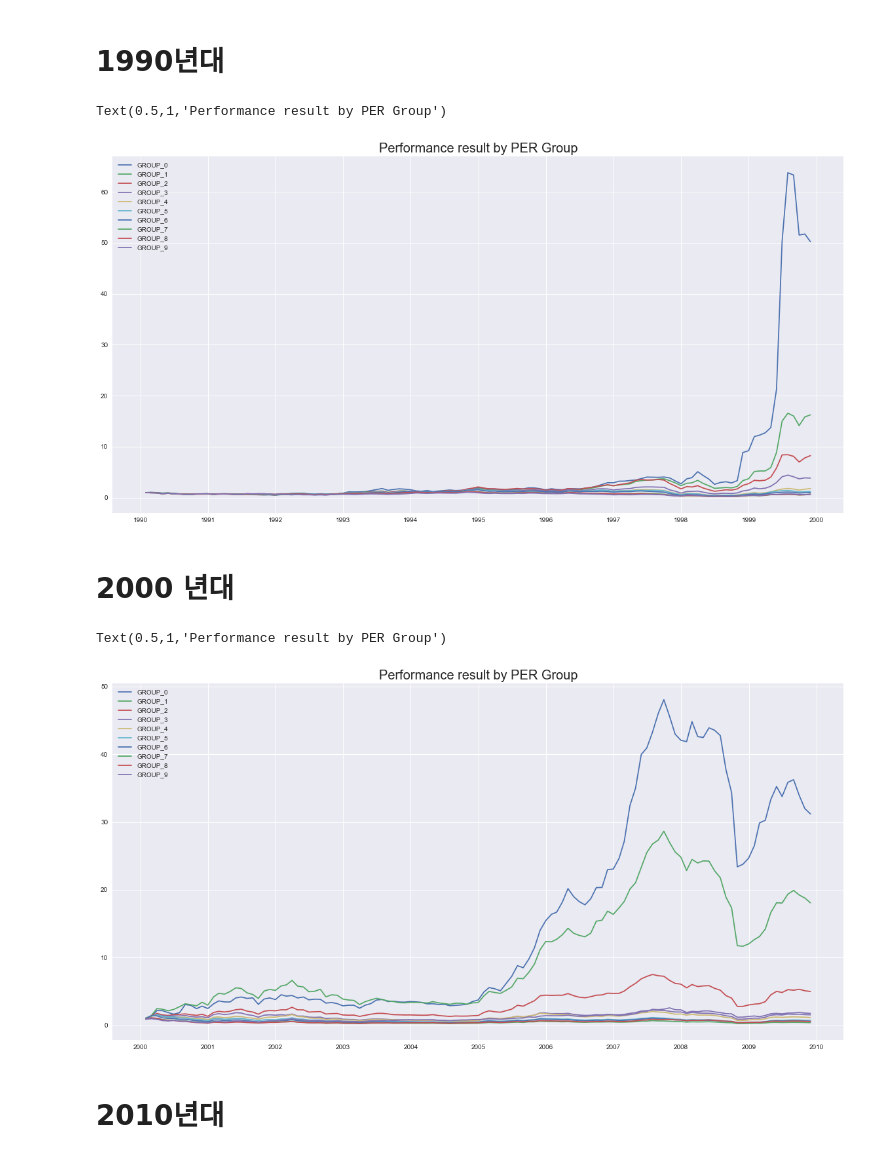
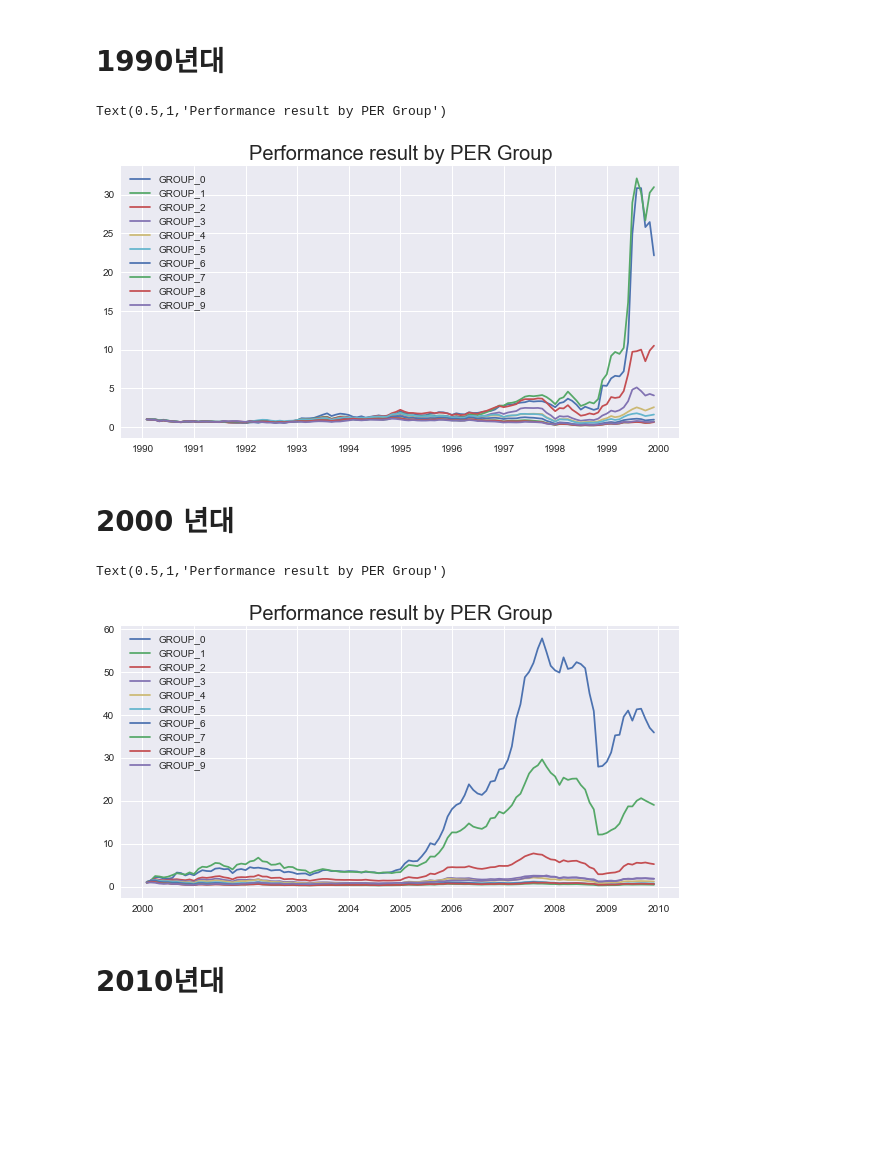
Before and after one commit to DonghyungKo/SSU, a Jupyter notebook: Financial_Market/Personal_project/Monthly Code/ALL_SIZE.ipynb, the cells around one changed output. Cells and saved outputs as stored; diff of their text form; code cells hidden in the pictures; blank space fills up the shorter version.

```diff
--- a/Financial_Market/Personal_project/Monthly Code/ALL_SIZE.ipynb
+++ b/Financial_Market/Personal_project/Monthly Code/ALL_SIZE.ipynb
@@ -24,0 +44,10 @@ raw_per.head(7)
+# %%
+def clean_uncommon_stocks(stock_name_ls):
+    # (1신) 꼴 제거
+    unwanted_word_ls = ['(', '1신', '2신', '3신','4신','우B','우C','1','2','3','우선','스팩']
+
+    for unwanted_word in unwanted_word_ls:
+        stock_name_ls = [x for x in stock_name_ls if not unwanted_word in x]
+
+    stock_name_ls = [x for x in stock_name_ls if not x[-1] == '우']
+    return stock_name_ls
@@ -24,0 +56,3 @@ raw_per.head(7)
+# %%
+common_stock_ls = clean_uncommon_stocks(stock_name_ls)
+len(common_stock_ls)
@@ -25,7 +61,8 @@ raw_per.head(7)
 # %% [markdown]
 # 성과지표 데이터프레임 전처리 수행
 # %%
-per_df = Ko.Preprocessing(raw_per, column = '심볼', drop_limit=24)
+per_df = Ko.Preprocessing(raw_per, column = '기업명', drop_limit=0)
+per_df = per_df.loc[common_stock_ls]
 # %%
 len(per_df)
 # %% [output]
@@ -33,7 +70,7 @@ len(per_df)
 # %% [markdown]
 # 수익률 DF 전처리
 # %%
-rt_df = Ko.Preprocessing(raw_rt, column = '심볼', drop_limit=24).apply(lambda x: Ko.rt_transform(x))
+rt_df = Ko.Preprocessing(raw_rt, column = '기업명', drop_limit=0).apply(lambda x: Ko.rt_transform(x), axis = 1)
 
-rt_df = rt_df.loc[per_df.index]
+rt_df = rt_df.loc[common_stock_ls]
 rt_df = rt_df.iloc[:, :-1]
@@ -99,20 +137,20 @@ dtype: float64
 # %% [markdown]
 # 1990년대
 # %%
-plt.figure(figsize = (20,10))
+plt.figure(figsize = (10,5))
 
 for column in result.columns:
     plt.plot(result[column].iloc[:119].cumprod(), label = column)
 
 plt.legend(loc = 'best')
 plt.title('Performance result by PER Group', fontsize = 20)
 # %% [output]
 Text(0.5,1,'Performance result by PER Group')
-[figure, old version]
+[figure, new version]
 # %% [markdown]
 # 2000 년대
 # %%
-plt.figure(figsize = (20,10))
+plt.figure(figsize = (10,5))
 
 for column in result.columns:
     plt.plot(result[column].iloc[120:239].cumprod(), label = column)
@@ -121,7 +159,7 @@ plt.legend(loc = 'best')
 plt.title('Performance result by PER Group', fontsize = 20)
 # %% [output]
 Text(0.5,1,'Performance result by PER Group')
-[figure, old version]
+[figure, new version]
 # %% [markdown]
 # 2010년대
 # %%
```
Also changed, not shown: parts of 24 cells of this notebook, 13 other files.
